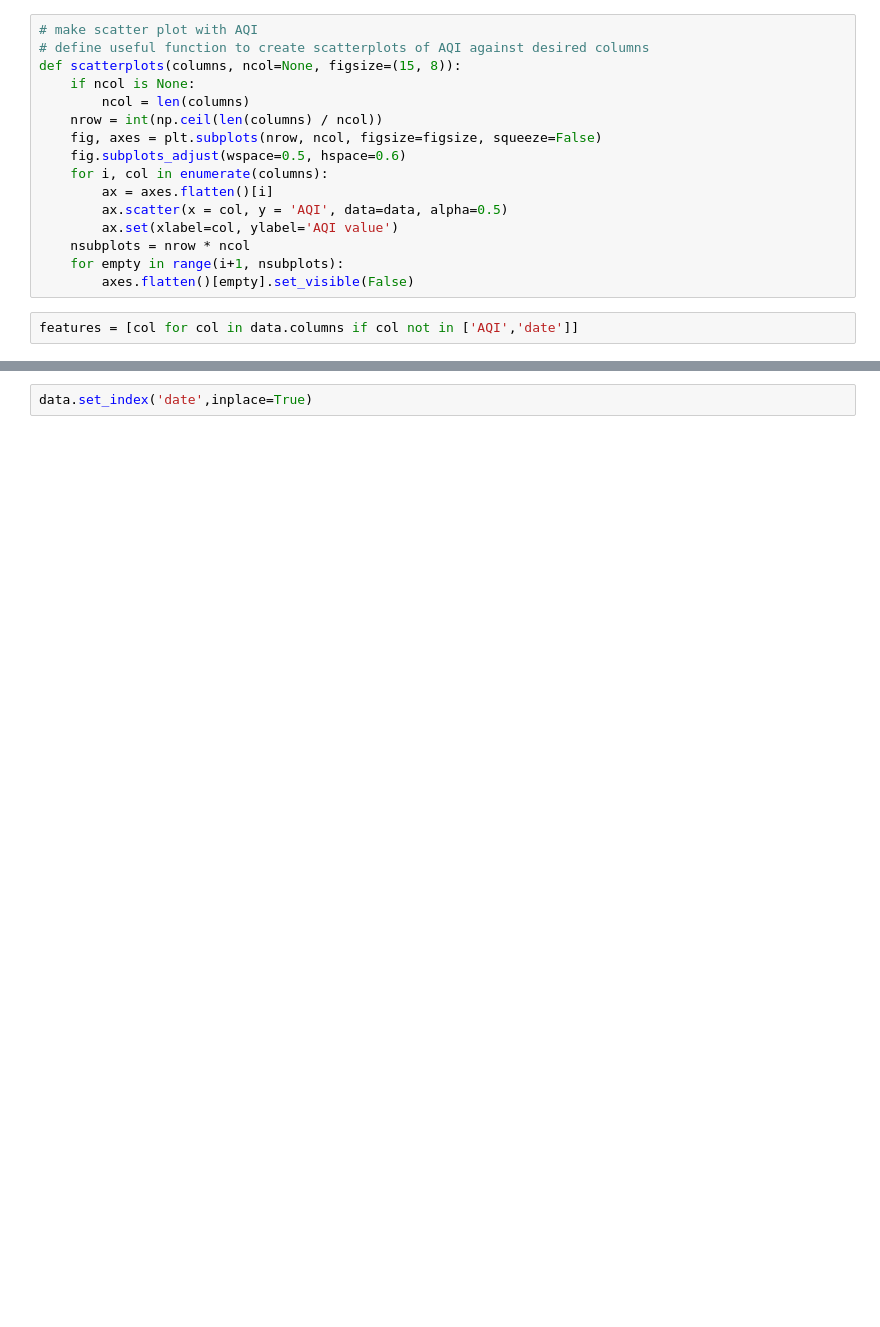
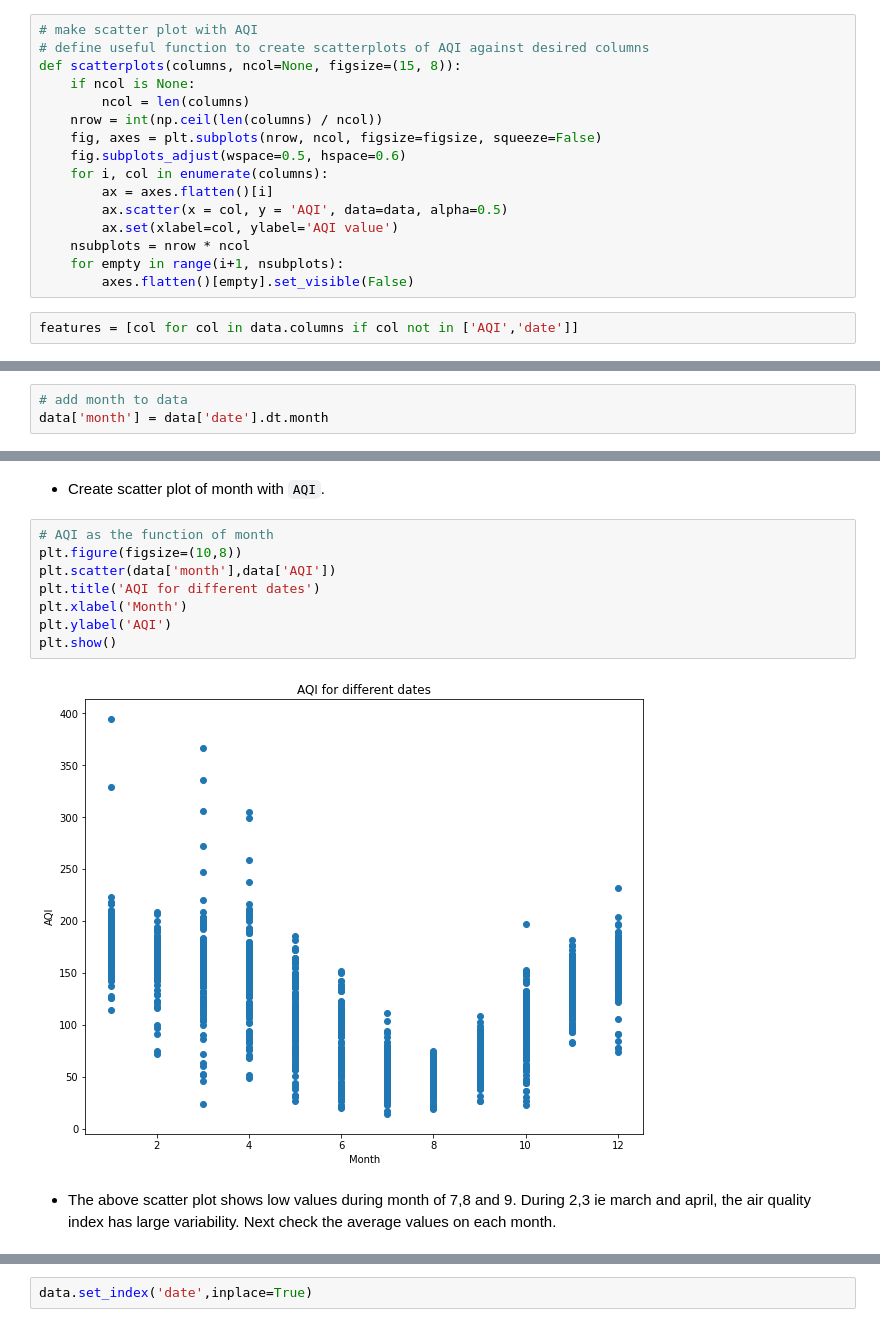
Before and after one commit to sadhi003/Springboard-projects, a Jupyter notebook: AirQuality/Notebooks/03_exploratory_data_analysis.ipynb, the cells around one changed output, grey strips where cells are left out. Saved outputs shown, nothing was run; the diff lists cells and outputs as text; blank space fills up the shorter version.

```diff
--- a/AirQuality/Notebooks/03_exploratory_data_analysis.ipynb
+++ b/AirQuality/Notebooks/03_exploratory_data_analysis.ipynb
@@ -256,0 +171,3 @@ memory usage: 117.9 KB
+# %%
+# add month to data
+data['month'] = data['date'].dt.month
@@ -256,0 +185,14 @@ memory usage: 117.9 KB
+# %% [markdown]
+- Create scatter plot of month with `AQI`.
+# %%
+# AQI as the function of month
+plt.figure(figsize=(10,8))
+plt.scatter(data['month'],data['AQI'])
+plt.title('AQI for different dates')
+plt.xlabel('Month')
+plt.ylabel('AQI')
+plt.show()
+# %% [output]
+[figure, added]
+# %% [markdown]
+- The above scatter plot shows low values during month of 7,8 and 9. During 2,3 ie march and april, the air quality index has large variability. Next check the average values on each month.
```
Also changed, not shown: parts of 69 cells of this notebook.
